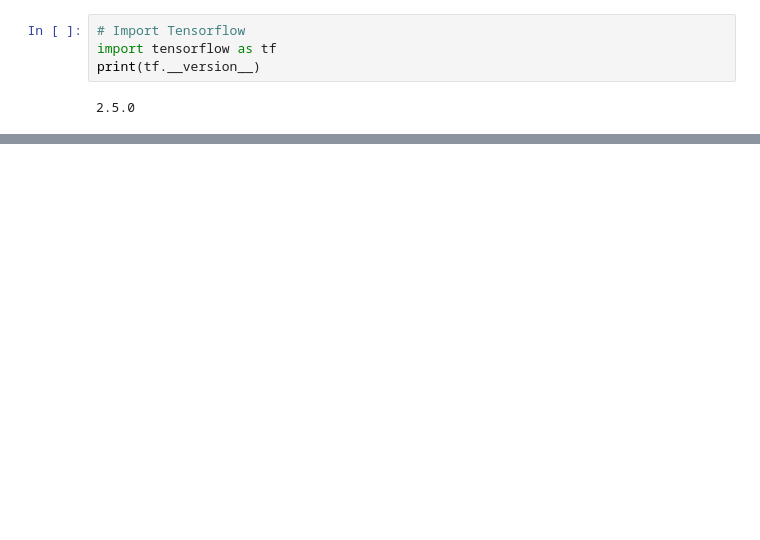
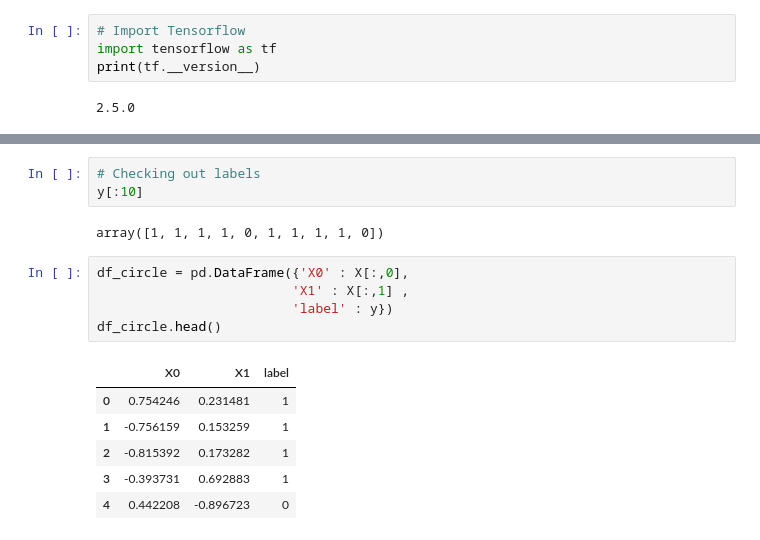
Before and after one commit to 86lekwenshiung/Neural-Network-with-Tensorflow, a Jupyter notebook: 02_Neural_Network_Classification_With_Tensorflow.ipynb, the cells around one changed output, grey strips where cells are left out. Cells and saved outputs as stored; diff of their text form; blank space fills up the shorter version.

```diff
--- a/02_Neural_Network_Classification_With_Tensorflow.ipynb
+++ b/02_Neural_Network_Classification_With_Tensorflow.ipynb
@@ -28,0 +68,17 @@ print(tf.__version__)
+# %%
+# Checking out labels
+y[:10]
+# %% [output]
+array([1, 1, 1, 1, 0, 1, 1, 1, 1, 0])
+# %%
+df_circle = pd.DataFrame({'X0' : X[:,0],
+                         'X1' : X[:,1] ,
+                         'label' : y})
+df_circle.head()
+# %% [output]
+|  | X0 | X1 | label |
+| 0 | 0.754246 | 0.231481 | 1 |
+| 1 | -0.756159 | 0.153259 | 1 |
+| 2 | -0.815392 | 0.173282 | 1 |
+| 3 | -0.393731 | 0.692883 | 1 |
+| 4 | 0.442208 | -0.896723 | 0 |
```
Also changed, not shown: parts of 24 cells of this notebook.
